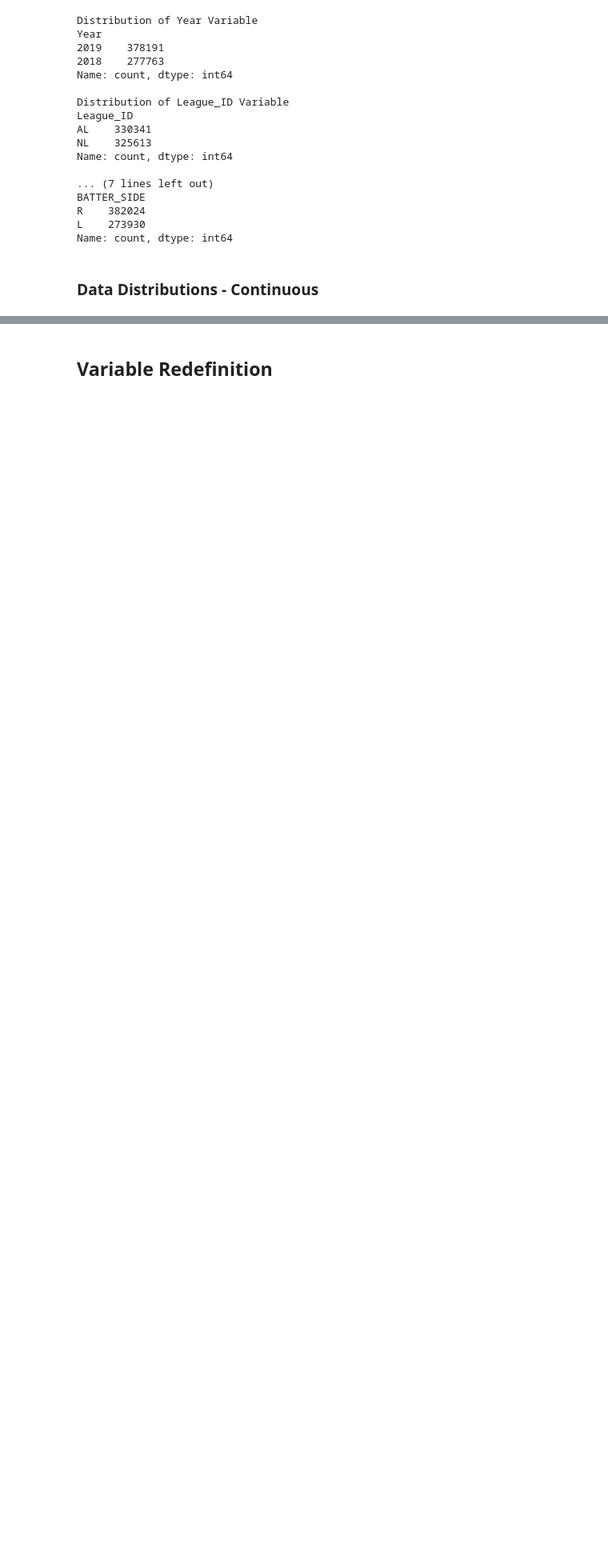
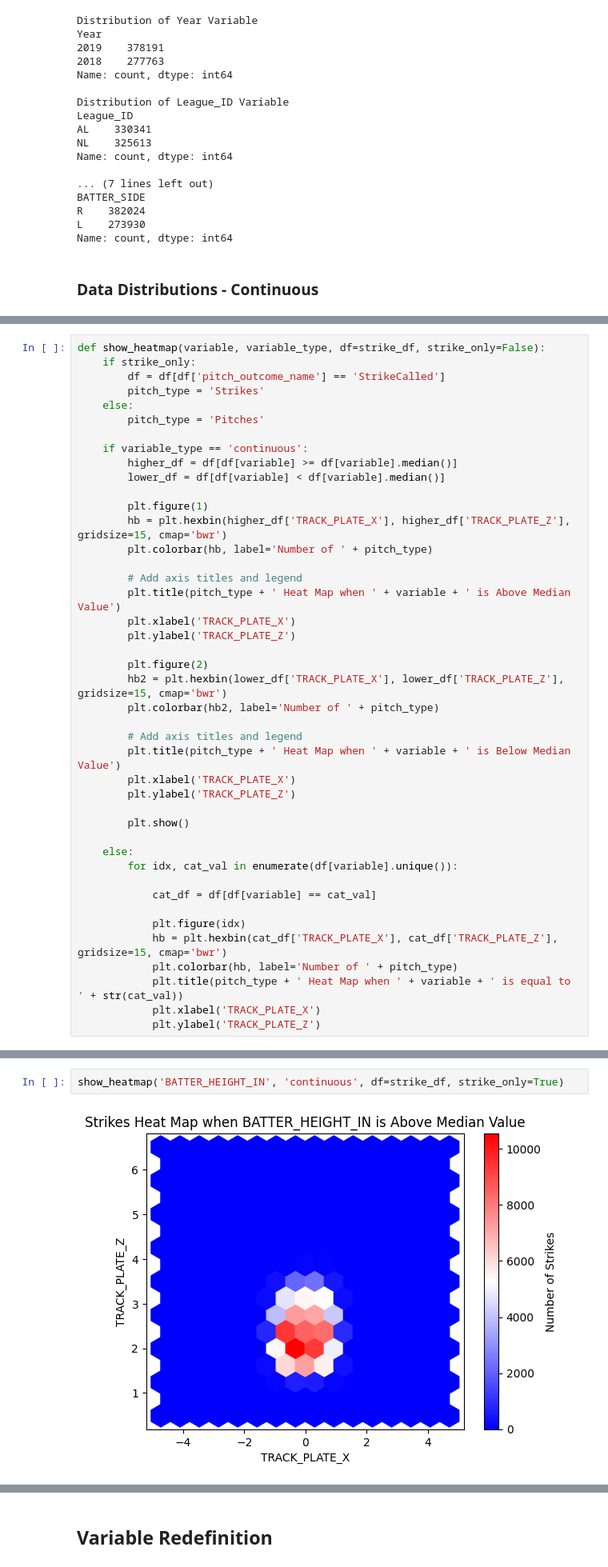
Before and after one commit to aks5bx/atl-braves, a Jupyter notebook: analysis.ipynb, the cells around one changed output, grey strips where cells are left out. Shown: that part at 80% size. Cells and saved outputs as stored; diff of their text form; blank space fills up the shorter version.

```diff
--- a/analysis.ipynb
+++ b/analysis.ipynb
@@ -170,0 +242,43 @@ KeyboardInterrupt:
+# %%
+def show_heatmap(variable, variable_type, df=strike_df, strike_only=False):
+    if strike_only:
+        df = df[df['pitch_outcome_name'] == 'StrikeCalled']
+        pitch_type = 'Strikes'
+    else:
+        pitch_type = 'Pitches'
+
+    if variable_type == 'continuous':
+        higher_df = df[df[variable] >= df[variable].median()]
+        lower_df = df[df[variable] < df[variable].median()]
+
+        plt.figure(1)
+        hb = plt.hexbin(higher_df['TRACK_PLATE_X'], higher_df['TRACK_PLATE_Z'], gridsize=15, cmap='bwr')
+        plt.colorbar(hb, label='Number of ' + pitch_type)
+
+        # Add axis titles and legend
+        plt.title(pitch_type + ' Heat Map when ' + variable + ' is Above Median Value')
+        plt.xlabel('TRACK_PLATE_X')
+        plt.ylabel('TRACK_PLATE_Z')
+
+        plt.figure(2)
+        hb2 = plt.hexbin(lower_df['TRACK_PLATE_X'], lower_df['TRACK_PLATE_Z'], gridsize=15, cmap='bwr')
+        plt.colorbar(hb2, label='Number of ' + pitch_type)
+
+        # Add axis titles and legend
+        plt.title(pitch_type + ' Heat Map when ' + variable + ' is Below Median Value')
+        plt.xlabel('TRACK_PLATE_X')
+        plt.ylabel('TRACK_PLATE_Z')
+
+        plt.show()
+
+    else:
+        for idx, cat_val in enumerate(df[variable].unique()):
+
+            cat_df = df[df[variable] == cat_val]
+
+            plt.figure(idx)
+            hb = plt.hexbin(cat_df['TRACK_PLATE_X'], cat_df['TRACK_PLATE_Z'], gridsize=15, cmap='bwr')
+            plt.colorbar(hb, label='Number of ' + pitch_type)
+            plt.title(pitch_type + ' Heat Map when ' + variable + ' is equal to ' + str(cat_val))
+            plt.xlabel('TRACK_PLATE_X')
+            plt.ylabel('TRACK_PLATE_Z')
@@ -170,0 +287,4 @@ KeyboardInterrupt:
+# %%
+show_heatmap('BATTER_HEIGHT_IN', 'continuous', df=strike_df, strike_only=True)
+# %% [output]
+[figure, added]
```
Also changed, not shown: parts of 24 cells of this notebook.
